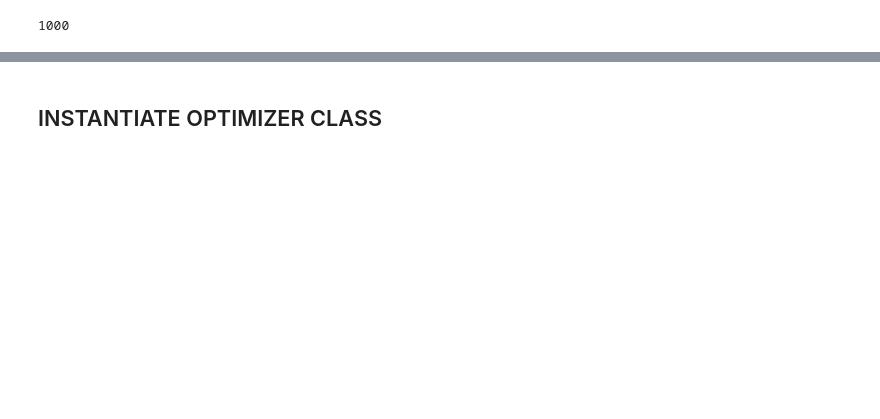
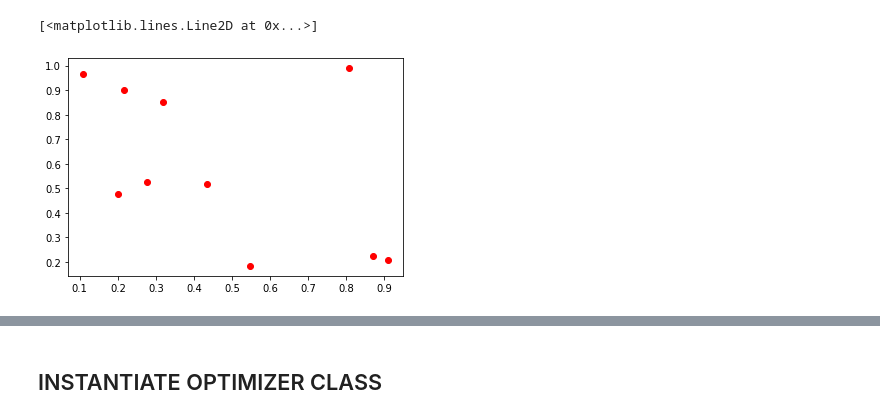
Before and after one commit to JTT94/optimal_quantization, a Jupyter notebook: notebooks/Gaussian Quantization.ipynb, the cells around one changed output, grey strips where cells are left out. Saved outputs shown, nothing was run; the diff lists cells and outputs as text; code cells hidden in the pictures; blank space fills up the shorter version.

```diff
--- a/notebooks/Gaussian Quantization.ipynb
+++ b/notebooks/Gaussian Quantization.ipynb
@@ -42,9 +37,12 @@ def er_ctran(x, g, y, epsilon, cost_func):
 # %%
 # init vectors
-y = torch.tensor(np.arange(10)/10., requires_grad = True)
-g = torch.tensor([np.random.random(size=num_atoms)], requires_grad = True)
-epsilon = torch.tensor(0.1)
+y = torch.tensor(np.random.random(size=(num_atoms,2)), requires_grad = False)
+g = torch.tensor(np.random.random(size=num_atoms), requires_grad = True)
+b = torch.ones(num_atoms)/ torch.tensor(num_atoms)
+epsilon = torch.tensor(2.)
-# %%
-n_iters
-# %% [output]
-1000
+# %%
+ys = y.detach().numpy()
+plt.plot(ys[:,0],ys[:,1], 'ro')
+# %% [output]
+[<matplotlib.lines.Line2D at 0x...>]
+[figure, added]
```
Also changed, not shown: parts of 27 cells of this notebook, 1 other file.
